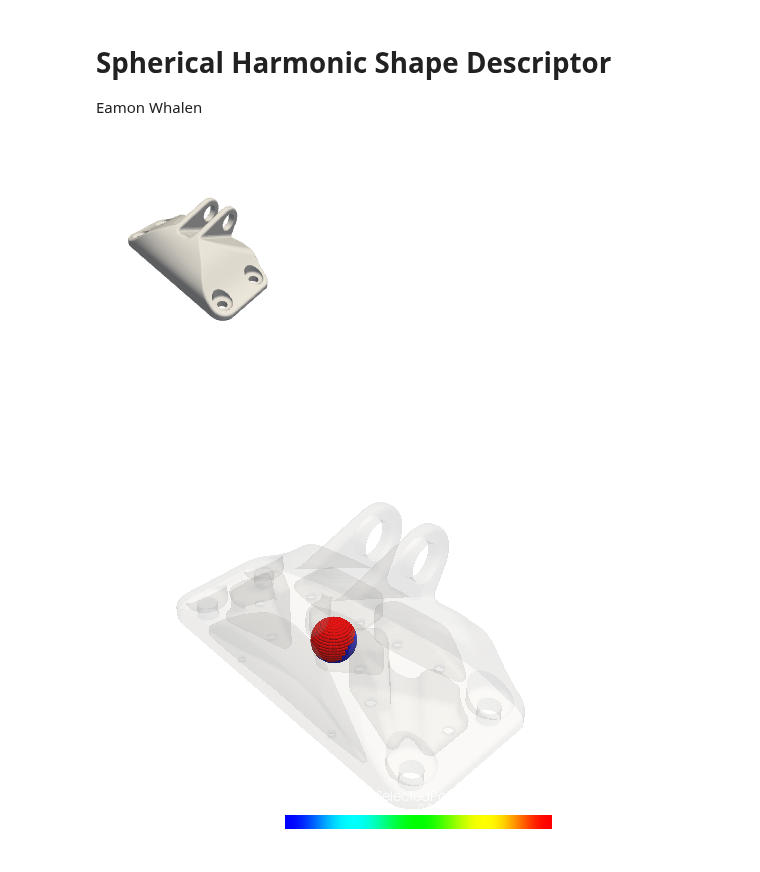
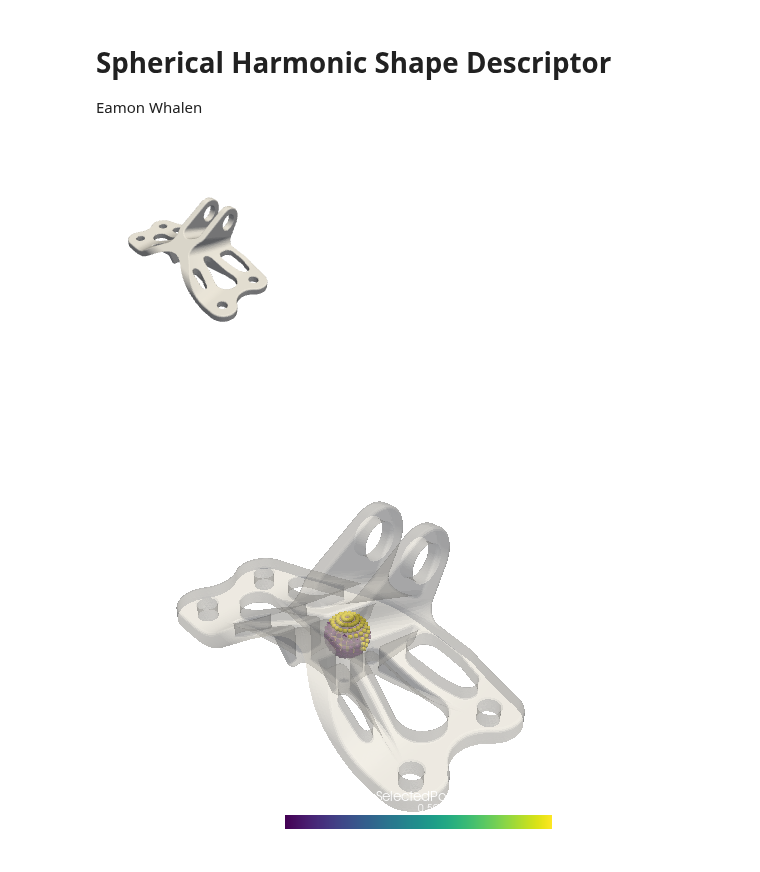
Before and after one commit to ewhalen12/shShapeDescriptor, a Jupyter notebook: shapeDesNotebook.ipynb, the cells around one changed output. Drawn from its saved outputs; the diff is of its cells as text; code cells hidden in the pictures.

```diff
--- a/shapeDesNotebook.ipynb
+++ b/shapeDesNotebook.ipynb
@@ -9,6 +10,6 @@ from scipy.special import roots_legendre
 # %%
 # load mesh
-mesh = pv.read('meshes/0.obj')
+mesh = pv.read('meshes/148.obj')
 
 # center at origin (for now find via average node position)
 cog = np.mean(mesh.points, axis=0)
@@ -29,34 +30,35 @@ cpos = [(-242.19, -271.14, 301.84),
 
 plotter.show(window_size=(200,200));
 # %% [output]
-[figure, old version]
+[figure, new version]
 # %%
 # get Gauss-Legendre Quadrature points
-lmax = 20 # (max degree or frequency)
+lmax = 10 # (max degree or frequency)
 nodes, weights = roots_legendre(lmax+1)
 thetas = np.arcsin(nodes) - np.pi/2
 period = 2*lmax+1
 phis = np.linspace(0, 2*np.pi, period)
 
 # for a given radius, compute cartesian coordinates
 r = 0.1
 Thetas, Phis = np.meshgrid(thetas, phis)
 x = r*np.sin(Thetas.flatten())*np.cos(Phis.flatten())
 y = r*np.sin(Thetas.flatten())*np.sin(Phis.flatten())
 z = r*np.cos(Thetas.flatten())
 
 # determine if points are inside or outside the mesh
 points = np.vstack([x,y,z]).T
 pc = pv.PolyData(points)
-pc = pc.select_enclosed_points(mesh)
+samples = pc.select_enclosed_points(mesh, check_surface=True)['SelectedPoints']
 
 # visualize
 sp1 = pv.Sphere(radius=r)
+pc = pc.select_enclosed_points(mesh)
 plotter = pv.Plotter()
 plotter.set_background('white')
 plotter.add_mesh(sp1, show_edges=False, color='pink', opacity=0.5)
 plotter.add_mesh(pc, render_points_as_spheres=True)
-plotter.add_mesh(mesh, show_edges=False, color='white', opacity=0.1)
+plotter.add_mesh(mesh, show_edges=False, color='white', opacity=0.4)
 plotter.show(window_size=(500,500));
 # %% [output]
-[figure, old version]
+[figure, new version]
```
Also changed, not shown: parts of 3 cells of this notebook.
